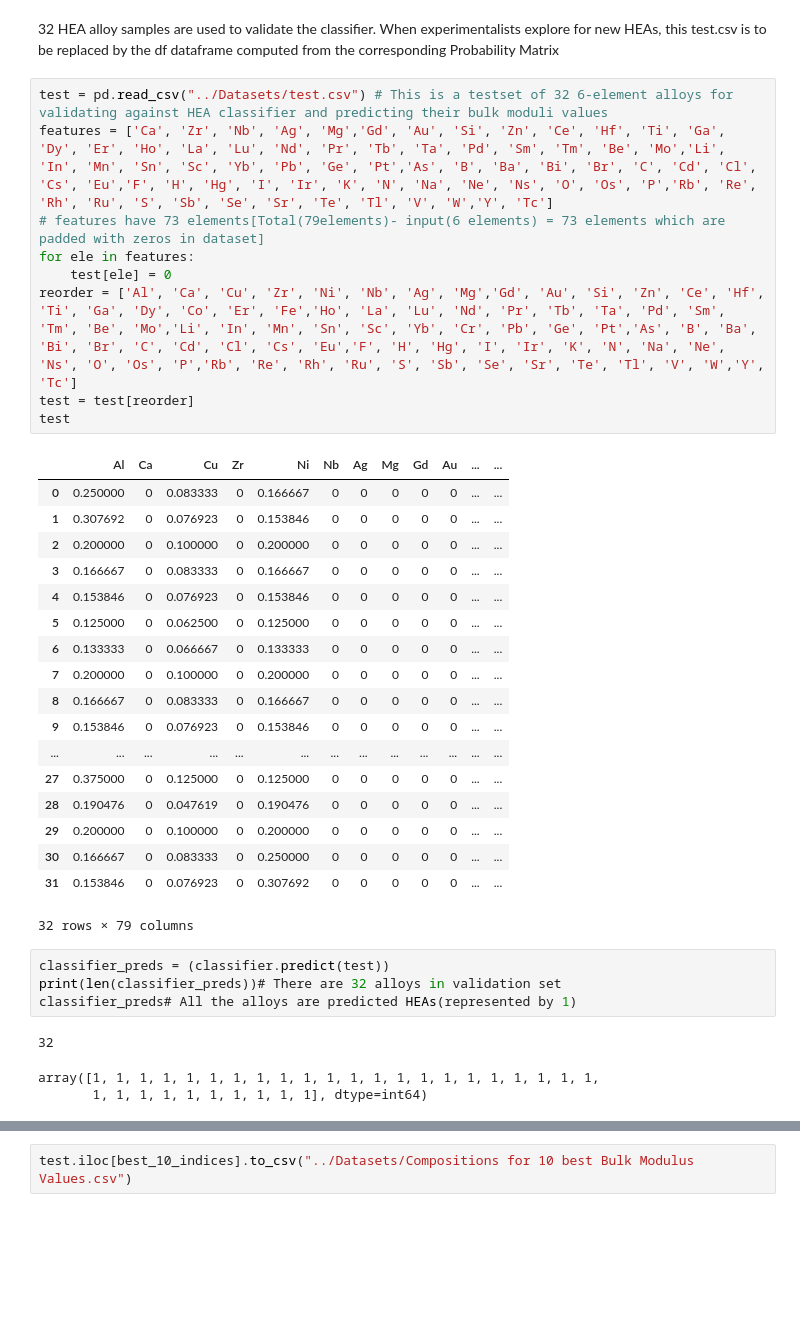
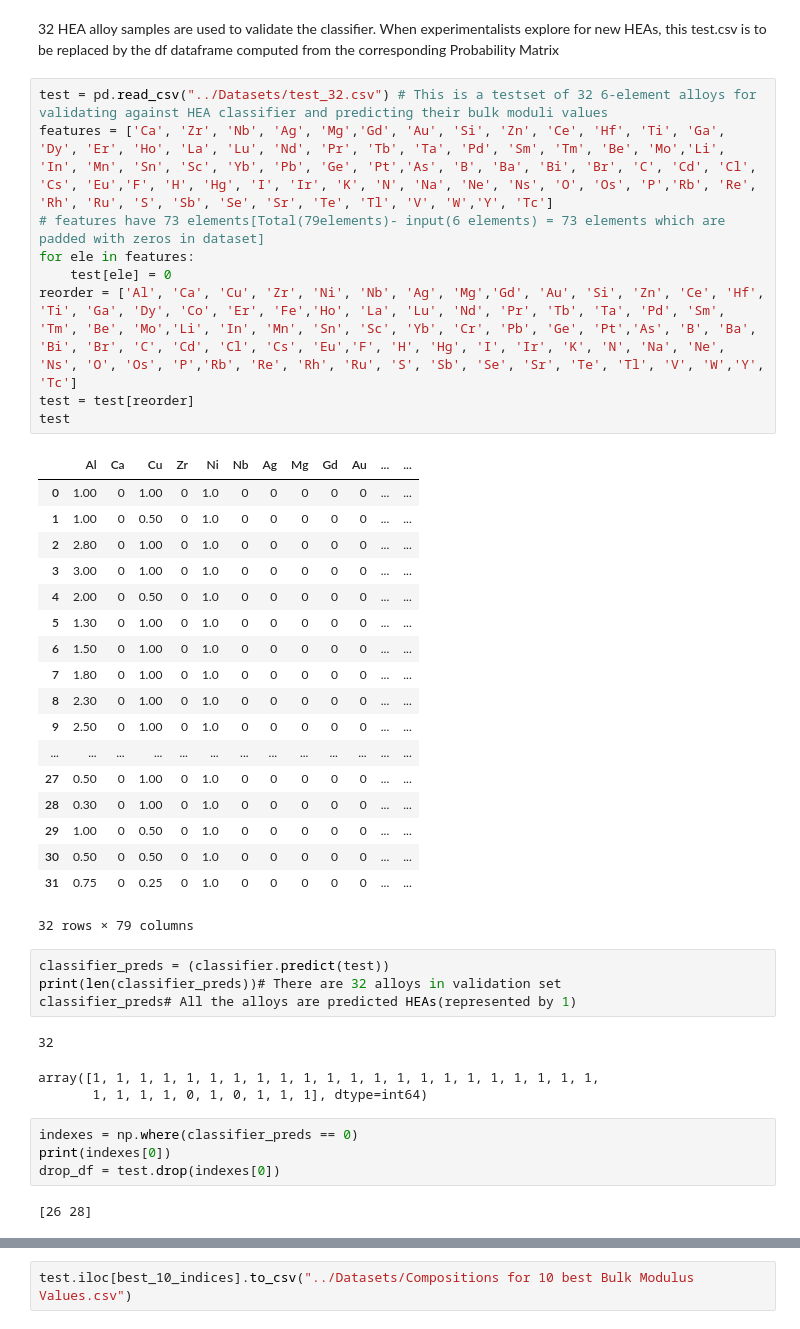
Before and after one commit to manju838/Design-of-High-Strength-HEAs-using-ML, a Jupyter notebook: HEA_New_Folder/Code_Notebooks/Random_Validation_Test.ipynb, the cells around one changed output, grey strips where cells are left out. Drawn from its saved outputs; the diff is of its cells as text; blank space fills up the shorter version.

```diff
--- a/HEA_New_Folder/Code_Notebooks/Random_Validation_Test.ipynb
+++ b/HEA_New_Folder/Code_Notebooks/Random_Validation_Test.ipynb
@@ -72,32 +72,32 @@ print(len(classifier_preds), count) #64260 is the total number of alloys possibl
 # %% [markdown]
 32 HEA alloy samples are used to validate the classifier. When experimentalists explore for new HEAs, this test.csv is to be replaced by the df dataframe computed from the corresponding Probability Matrix
 # %%
-test = pd.read_csv("../Datasets/test.csv") # This is a testset of 32 6-element alloys for validating against HEA classifier and predicting their bulk moduli values
+test = pd.read_csv("../Datasets/test_32.csv") # This is a testset of 32 6-element alloys for validating against HEA classifier and predicting their bulk moduli values
 features = ['Ca', 'Zr', 'Nb', 'Ag', 'Mg','Gd', 'Au', 'Si', 'Zn', 'Ce', 'Hf', 'Ti', 'Ga', 'Dy', 'Er', 'Ho', 'La', 'Lu', 'Nd', 'Pr', 'Tb', 'Ta', 'Pd', 'Sm', 'Tm', 'Be', 'Mo','Li', 'In', 'Mn', 'Sn', 'Sc', 'Yb', 'Pb', 'Ge', 'Pt','As', 'B', 'Ba', 'Bi', 'Br', 'C', 'Cd', 'Cl', 'Cs', 'Eu','F', 'H', 'Hg', 'I', 'Ir', 'K', 'N', 'Na', 'Ne', 'Ns', 'O', 'Os', 'P','Rb', 'Re', 'Rh', 'Ru', 'S', 'Sb', 'Se', 'Sr', 'Te', 'Tl', 'V', 'W','Y', 'Tc']
 # features have 73 elements[Total(79elements)- input(6 elements) = 73 elements which are padded with zeros in dataset]
 for ele in features:
     test[ele] = 0
 reorder = ['Al', 'Ca', 'Cu', 'Zr', 'Ni', 'Nb', 'Ag', 'Mg','Gd', 'Au', 'Si', 'Zn', 'Ce', 'Hf', 'Ti', 'Ga', 'Dy', 'Co', 'Er', 'Fe','Ho', 'La', 'Lu', 'Nd', 'Pr', 'Tb', 'Ta', 'Pd', 'Sm', 'Tm', 'Be', 'Mo','Li', 'In', 'Mn', 'Sn', 'Sc', 'Yb', 'Cr', 'Pb', 'Ge', 'Pt','As', 'B', 'Ba', 'Bi', 'Br', 'C', 'Cd', 'Cl', 'Cs', 'Eu','F', 'H', 'Hg', 'I', 'Ir', 'K', 'N', 'Na', 'Ne', 'Ns', 'O', 'Os', 'P','Rb', 'Re', 'Rh', 'Ru', 'S', 'Sb', 'Se', 'Sr', 'Te', 'Tl', 'V', 'W','Y', 'Tc']
 test = test[reorder]
 test
 # %% [output]
 |  | Al | Ca | Cu | Zr | Ni | Nb | Ag | Mg | Gd | Au | ... | ... |
-| 0 | 0.250000 | 0 | 0.083333 | 0 | 0.166667 | 0 | 0 | 0 | 0 | 0 | ... | ... |
-| 1 | 0.307692 | 0 | 0.076923 | 0 | 0.153846 | 0 | 0 | 0 | 0 | 0 | ... | ... |
-| 2 | 0.200000 | 0 | 0.100000 | 0 | 0.200000 | 0 | 0 | 0 | 0 | 0 | ... | ... |
-| 3 | 0.166667 | 0 | 0.083333 | 0 | 0.166667 | 0 | 0 | 0 | 0 | 0 | ... | ... |
-| 4 | 0.153846 | 0 | 0.076923 | 0 | 0.153846 | 0 | 0 | 0 | 0 | 0 | ... | ... |
-| 5 | 0.125000 | 0 | 0.062500 | 0 | 0.125000 | 0 | 0 | 0 | 0 | 0 | ... | ... |
-| 6 | 0.133333 | 0 | 0.066667 | 0 | 0.133333 | 0 | 0 | 0 | 0 | 0 | ... | ... |
-| 7 | 0.200000 | 0 | 0.100000 | 0 | 0.200000 | 0 | 0 | 0 | 0 | 0 | ... | ... |
-| 8 | 0.166667 | 0 | 0.083333 | 0 | 0.166667 | 0 | 0 | 0 | 0 | 0 | ... | ... |
-| 9 | 0.153846 | 0 | 0.076923 | 0 | 0.153846 | 0 | 0 | 0 | 0 | 0 | ... | ... |
+| 0 | 1.00 | 0 | 1.00 | 0 | 1.0 | 0 | 0 | 0 | 0 | 0 | ... | ... |
+| 1 | 1.00 | 0 | 0.50 | 0 | 1.0 | 0 | 0 | 0 | 0 | 0 | ... | ... |
+| 2 | 2.80 | 0 | 1.00 | 0 | 1.0 | 0 | 0 | 0 | 0 | 0 | ... | ... |
+| 3 | 3.00 | 0 | 1.00 | 0 | 1.0 | 0 | 0 | 0 | 0 | 0 | ... | ... |
+| 4 | 2.00 | 0 | 0.50 | 0 | 1.0 | 0 | 0 | 0 | 0 | 0 | ... | ... |
+| 5 | 1.30 | 0 | 1.00 | 0 | 1.0 | 0 | 0 | 0 | 0 | 0 | ... | ... |
+| 6 | 1.50 | 0 | 1.00 | 0 | 1.0 | 0 | 0 | 0 | 0 | 0 | ... | ... |
+| 7 | 1.80 | 0 | 1.00 | 0 | 1.0 | 0 | 0 | 0 | 0 | 0 | ... | ... |
+| 8 | 2.30 | 0 | 1.00 | 0 | 1.0 | 0 | 0 | 0 | 0 | 0 | ... | ... |
+| 9 | 2.50 | 0 | 1.00 | 0 | 1.0 | 0 | 0 | 0 | 0 | 0 | ... | ... |
 | ... | ... | ... | ... | ... | ... | ... | ... | ... | ... | ... | ... | ... |
-| 27 | 0.375000 | 0 | 0.125000 | 0 | 0.125000 | 0 | 0 | 0 | 0 | 0 | ... | ... |
-| 28 | 0.190476 | 0 | 0.047619 | 0 | 0.190476 | 0 | 0 | 0 | 0 | 0 | ... | ... |
-| 29 | 0.200000 | 0 | 0.100000 | 0 | 0.200000 | 0 | 0 | 0 | 0 | 0 | ... | ... |
-| 30 | 0.166667 | 0 | 0.083333 | 0 | 0.250000 | 0 | 0 | 0 | 0 | 0 | ... | ... |
-| 31 | 0.153846 | 0 | 0.076923 | 0 | 0.307692 | 0 | 0 | 0 | 0 | 0 | ... | ... |
+| 27 | 0.50 | 0 | 1.00 | 0 | 1.0 | 0 | 0 | 0 | 0 | 0 | ... | ... |
+| 28 | 0.30 | 0 | 1.00 | 0 | 1.0 | 0 | 0 | 0 | 0 | 0 | ... | ... |
+| 29 | 1.00 | 0 | 0.50 | 0 | 1.0 | 0 | 0 | 0 | 0 | 0 | ... | ... |
+| 30 | 0.50 | 0 | 0.50 | 0 | 1.0 | 0 | 0 | 0 | 0 | 0 | ... | ... |
+| 31 | 0.75 | 0 | 0.25 | 0 | 1.0 | 0 | 0 | 0 | 0 | 0 | ... | ... |
 32 rows × 79 columns
 # %%
 classifier_preds = (classifier.predict(test))
@@ -106,5 +106,11 @@ classifier_preds# All the alloys are predicted HEAs(represented by 1)
 # %% [output]
 32
 array([1, 1, 1, 1, 1, 1, 1, 1, 1, 1, 1, 1, 1, 1, 1, 1, 1, 1, 1, 1, 1, 1,
-       1, 1, 1, 1, 1, 1, 1, 1, 1, 1], dtype=int64)
+       1, 1, 1, 1, 0, 1, 0, 1, 1, 1], dtype=int64)
+# %%
+indexes = np.where(classifier_preds == 0)
+print(indexes[0])
+drop_df = test.drop(indexes[0])
+# %% [output]
+[26 28]
 # %% [markdown]
```
Also changed, not shown: parts of 4 cells of this notebook, 3 other files.
